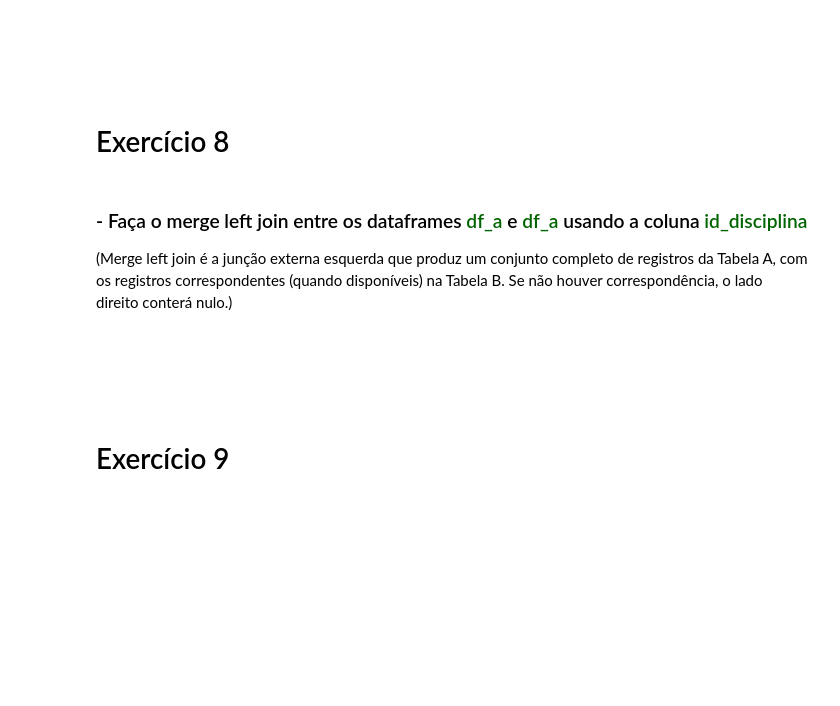
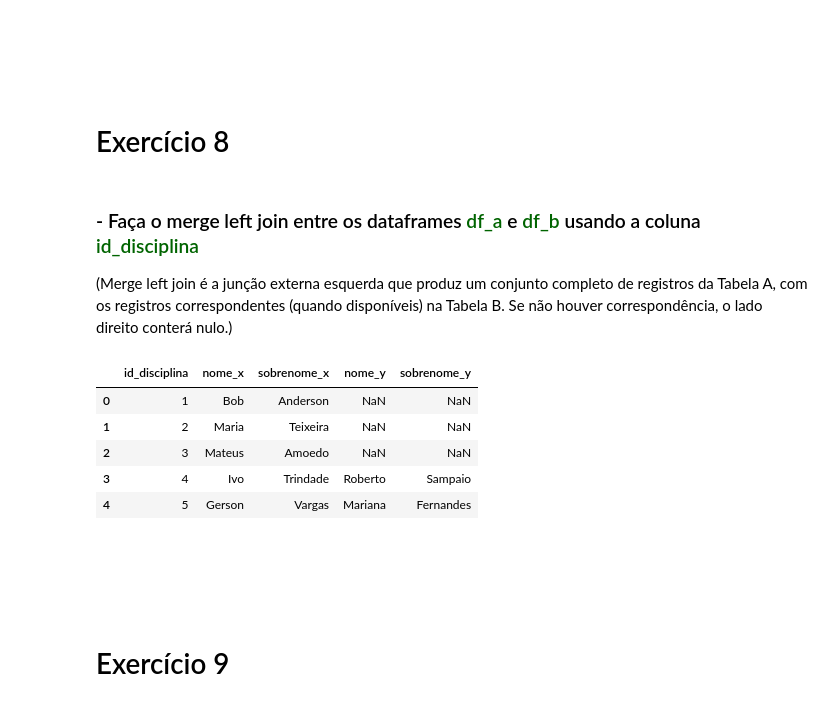
Before and after one commit to EduardoBran/Python_-_Eng_de_Atributos_-_E-Commerce_Data, a Jupyter notebook: Lista_de_Exercicios.ipynb, the cells around one changed output. Cells and saved outputs as stored; diff of their text form; code cells hidden in the pictures; blank space fills up the shorter version.

```diff
--- a/Lista_de_Exercicios.ipynb
+++ b/Lista_de_Exercicios.ipynb
@@ -272,5 +319,5 @@ merge_outer_join_sem_na
 # %% [markdown]
 # <br><br>Exercício 8
 # %% [markdown]
-### - Faça o merge left join entre os dataframes <font color='darkgreen'>df_a</font> e <font color='darkgreen'>df_a</font> usando a coluna <font color='darkgreen'>id_disciplina</font>
+### - Faça o merge left join entre os dataframes <font color='darkgreen'>df_a</font> e <font color='darkgreen'>df_b</font> usando a coluna <font color='darkgreen'>id_disciplina</font>
 (Merge left join é a junção externa esquerda que produz um conjunto completo de registros da Tabela A, com os registros correspondentes (quando disponíveis) na Tabela B. Se não houver correspondência, o lado direito conterá nulo.)
@@ -279,3 +324,14 @@ merge_outer_join_sem_na
+# %%
+# Solução
+merge_left = pd.merge(df_a, df_b, on = 'id_disciplina', how = 'left')
+merge_left
+# %% [output]
+|  | id_disciplina | nome_x | sobrenome_x | nome_y | sobrenome_y |
+| 0 | 1 | Bob | Anderson | NaN | NaN |
+| 1 | 2 | Maria | Teixeira | NaN | NaN |
+| 2 | 3 | Mateus | Amoedo | NaN | NaN |
+| 3 | 4 | Ivo | Trindade | Roberto | Sampaio |
+| 4 | 5 | Gerson | Vargas | Mariana | Fernandes |
 # %% [markdown]
 # <br><br>Exercício 9
 # %% [markdown]
```
Also changed, not shown: parts of 18 cells of this notebook, 1 other file.
